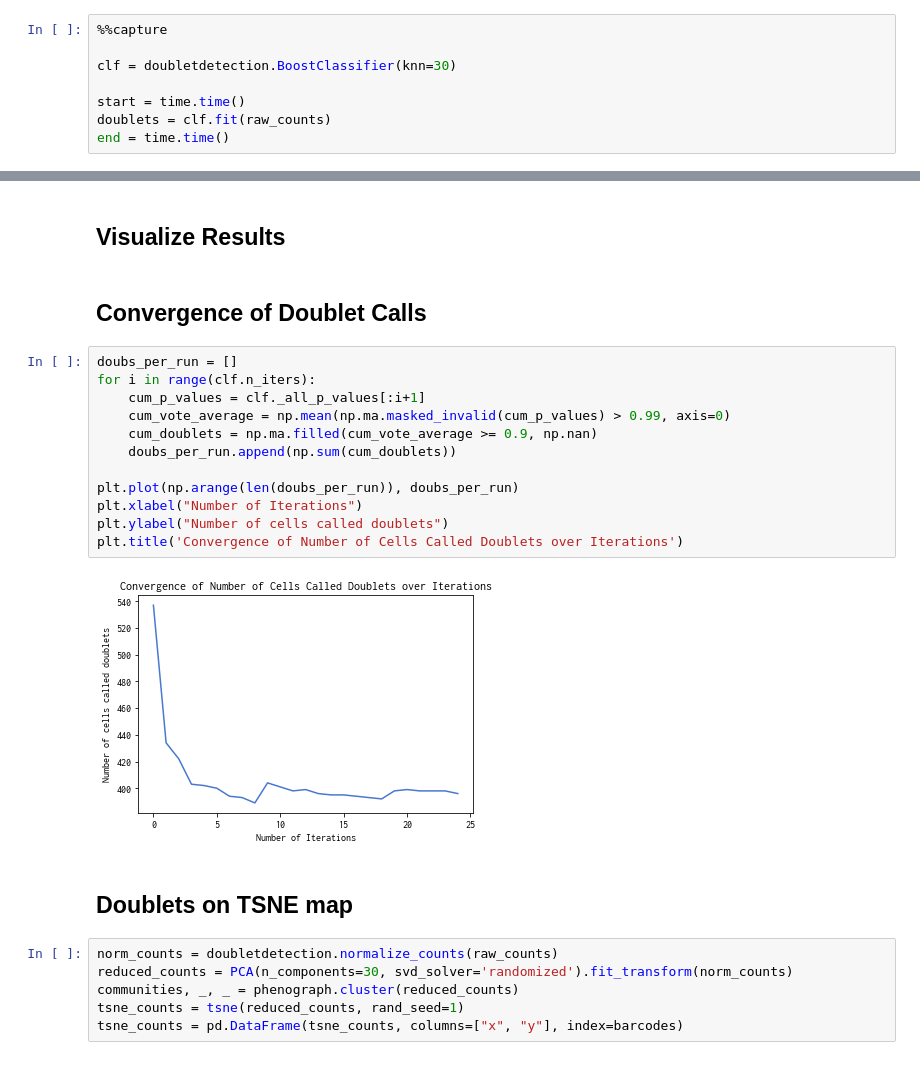
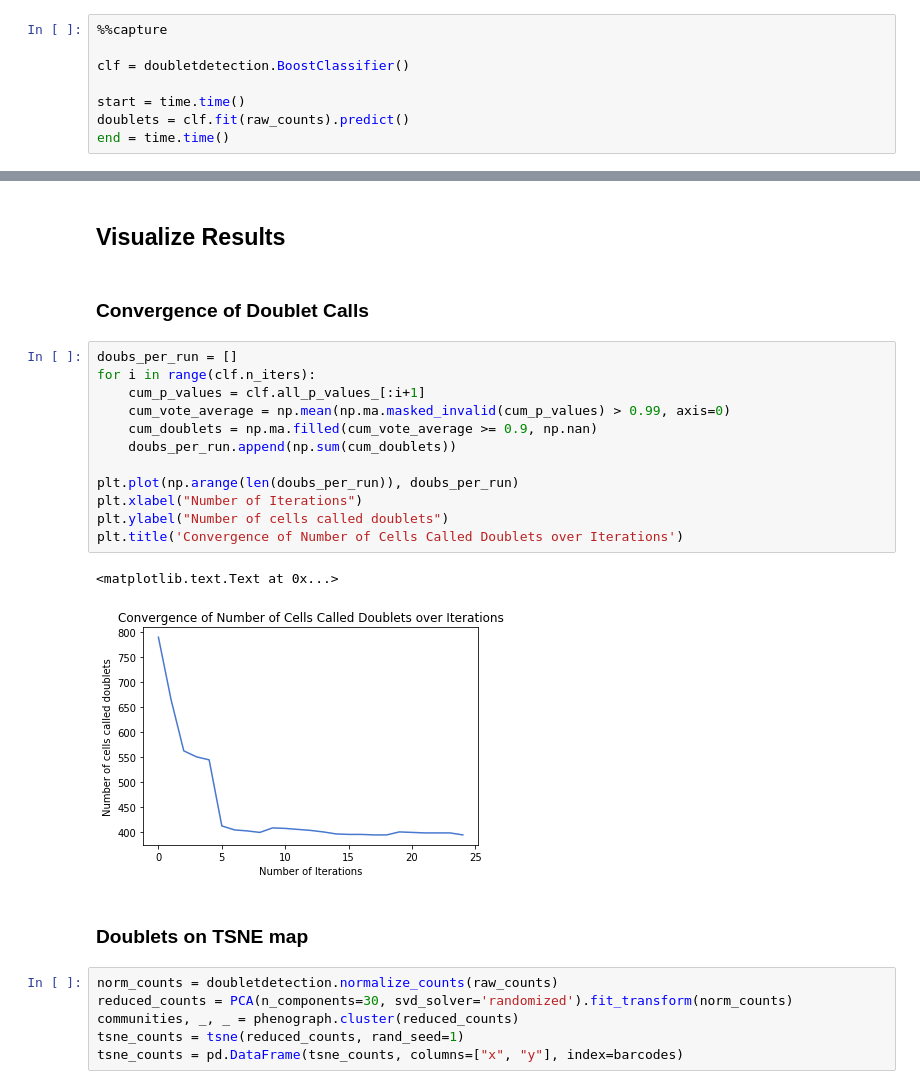
Before and after one commit to JonathanShor/DoubletDetection, a Jupyter notebook: docs/PBMC_8k_vignette.ipynb, the cells around one changed output, grey strips where cells are left out. Cells and saved outputs as stored; diff of their text form.

```diff
--- a/docs/PBMC_8k_vignette.ipynb
+++ b/docs/PBMC_8k_vignette.ipynb
@@ -67,10 +67,10 @@ Right now, phenograph is a bit talkative, so we capture the output to avoid lots
 # %%
 %%capture
 
-clf = doubletdetection.BoostClassifier(knn=30)
+clf = doubletdetection.BoostClassifier()
 
 start = time.time()
-doublets = clf.fit(raw_counts)
+doublets = clf.fit(raw_counts).predict()
 end = time.time()
 # %%
 print('Time elapsed: {} seconds for 25 iterations'.format(np.round(end-start, 2)))
@@ -79,23 +79,24 @@ Time elapsed: 654.97 seconds for 25 iterations
 # %% [markdown]
 ## Visualize Results
 # %% [markdown]
-## Convergence of Doublet Calls
+### Convergence of Doublet Calls
 # %%
 doubs_per_run = []
 for i in range(clf.n_iters):
-    cum_p_values = clf._all_p_values[:i+1]
+    cum_p_values = clf.all_p_values_[:i+1]
     cum_vote_average = np.mean(np.ma.masked_invalid(cum_p_values) > 0.99, axis=0)
     cum_doublets = np.ma.filled(cum_vote_average >= 0.9, np.nan)
     doubs_per_run.append(np.sum(cum_doublets))
 
 plt.plot(np.arange(len(doubs_per_run)), doubs_per_run)
 plt.xlabel("Number of Iterations")
 plt.ylabel("Number of cells called doublets")
 plt.title('Convergence of Number of Cells Called Doublets over Iterations')
 # %% [output]
+<matplotlib.text.Text at 0x...>
-[figure, old version]
+[figure, new version]
 # %% [markdown]
-## Doublets on TSNE map
+### Doublets on TSNE map
 # %%
 norm_counts = doubletdetection.normalize_counts(raw_counts)
 reduced_counts = PCA(n_components=30, svd_solver='randomized').fit_transform(norm_counts)
```
Also changed, not shown: parts of 3 cells of this notebook.
